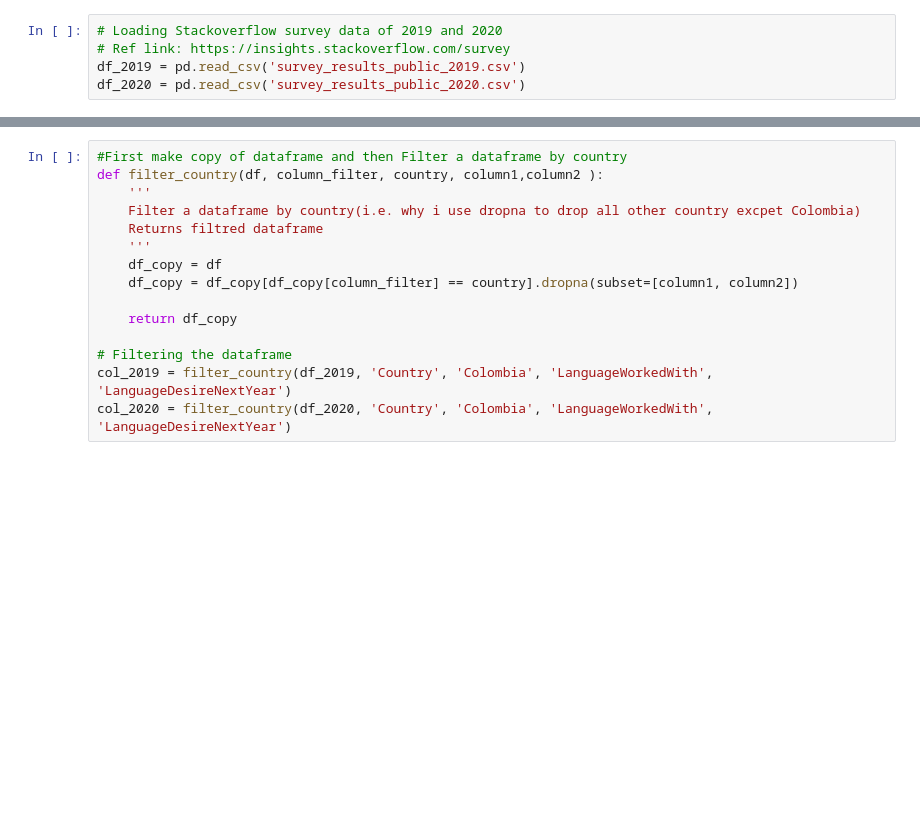
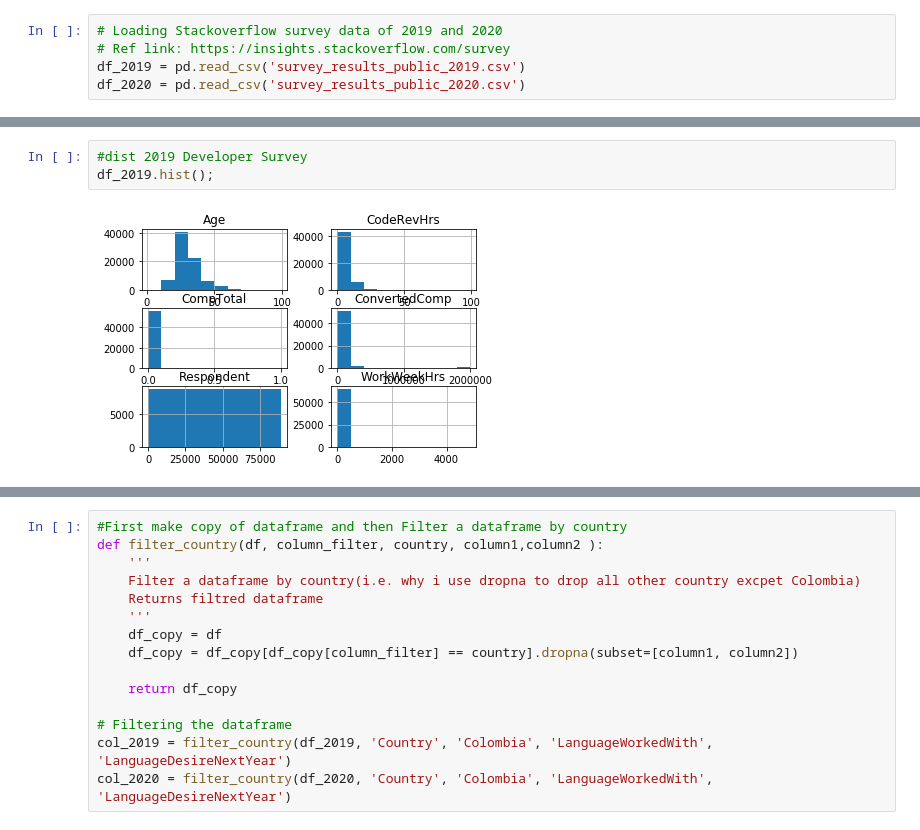
Before and after one commit to capenaranda05/Proyectos-DSn-Udacity, a Jupyter notebook: Project - Stack Overflow Developer Survey.ipynb, the cells around one changed output, grey strips where cells are left out. Drawn from its saved outputs; the diff is of its cells as text; blank space fills up the shorter version.

```diff
--- a/Project - Stack Overflow Developer Survey.ipynb
+++ b/Project - Stack Overflow Developer Survey.ipynb
@@ -76,0 +154,5 @@ df_2020.head()
+# %%
+#dist 2019 Developer Survey
+df_2019.hist();
+# %% [output]
+[figure, added]
```
Also changed, not shown: parts of 16 cells of this notebook.
